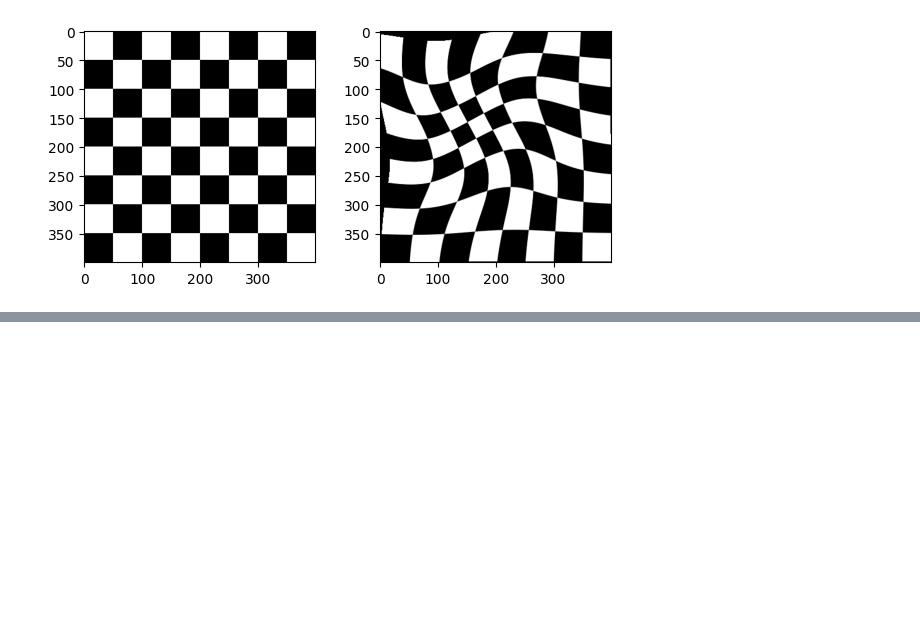
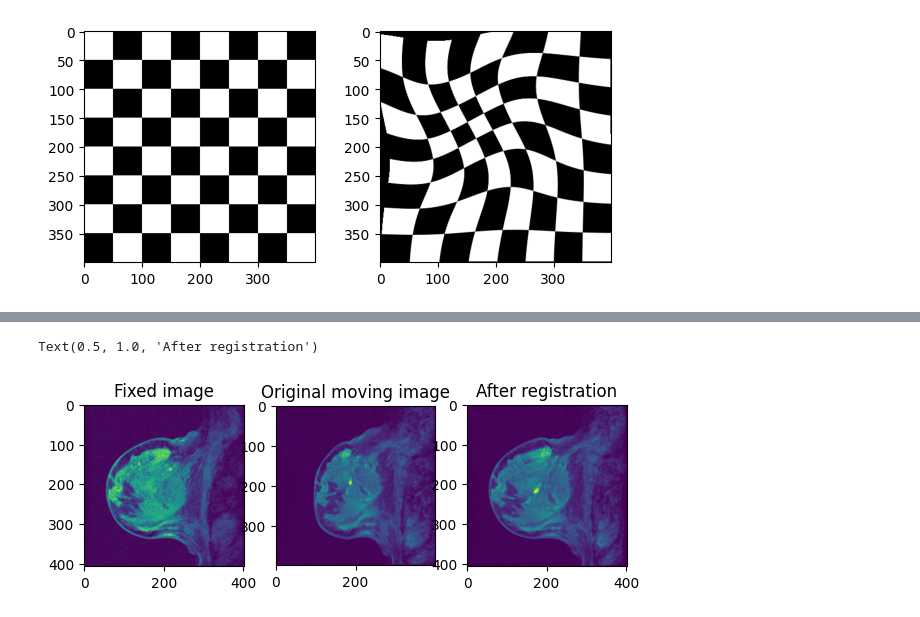
Before and after one commit to dis012/ComputerVisionAlgorithms, a Jupyter notebook: ImageRegistration/ImageRegistration.ipynb, the cells around one changed output, grey strips where cells are left out. Cells and saved outputs as stored; diff of their text form; code cells hidden in the pictures; blank space fills up the shorter version.

Commit message:
added optimization and registration using simpleitk

```diff
--- a/ImageRegistration/ImageRegistration.ipynb
+++ b/ImageRegistration/ImageRegistration.ipynb
@@ -206,0 +337,32 @@ plt.show()
+# %%
+"""
+Fast registration using SimpleITK
+"""
+fixed = sitk.ReadImage('data/mr-nonenhanced.png', sitk.sitkFloat32)
+moving = sitk.ReadImage('data/mr-enhanced.png', sitk.sitkFloat32)
+
+R = sitk.ImageRegistrationMethod()
+
+bsplineGrid = 8
+bTr = sitk.BSplineTransformInitializer(fixed, [bsplineGrid] * 2)
+R.SetInitialTransform(bTr, inPlace=True)
+
+R.SetMetricAsMattesMutualInformation(32)
+R.SetMetricSamplingPercentage(0.25)
+R.SetMetricSamplingStrategy(R.RANDOM)
+
+R.SetOptimizerAsGradientDescentLineSearch(
+    learningRate=5.0,
+    numberOfIterations=100,
+    convergenceMinimumValue=1e-5,
+    convergenceWindowSize=5)
+R.SetOptimizerScalesFromPhysicalShift()
+
+outTx = R.Execute(fixed, moving)
+print(outTx)
+S = sitk.ResampleImageFilter()
+S.SetReferenceImage(fixed)
+S.SetInterpolator(sitk.sitkLinear)
+S.SetDefaultPixelValue(0)
+S.SetTransform(outTx)
+outImage = S.Execute(moving)
@@ -206,0 +387,14 @@ plt.show()
+# %%
+fixed = sitk.GetArrayFromImage(sitk.ReadImage('data/mr-nonenhanced.png', sitk.sitkUInt8))
+moving = sitk.GetArrayFromImage(sitk.ReadImage('data/mr-enhanced.png', sitk.sitkUInt8))
+outImage = sitk.GetArrayFromImage(outImage)
+fig, (ax1, ax2, ax3) = plt.subplots(1, 3, figsize=(7, 3))
+ax1.imshow(fixed)
+ax1.set_title("Fixed image")
+ax2.imshow(moving)
+ax2.set_title("Original moving image")
+ax3.imshow(outImage.reshape((407, 402)))
+ax3.set_title("After registration")
+# %% [output]
+Text(0.5, 1.0, 'After registration')
+[figure, added]
```
Also changed, not shown: parts of 8 cells of this notebook.
